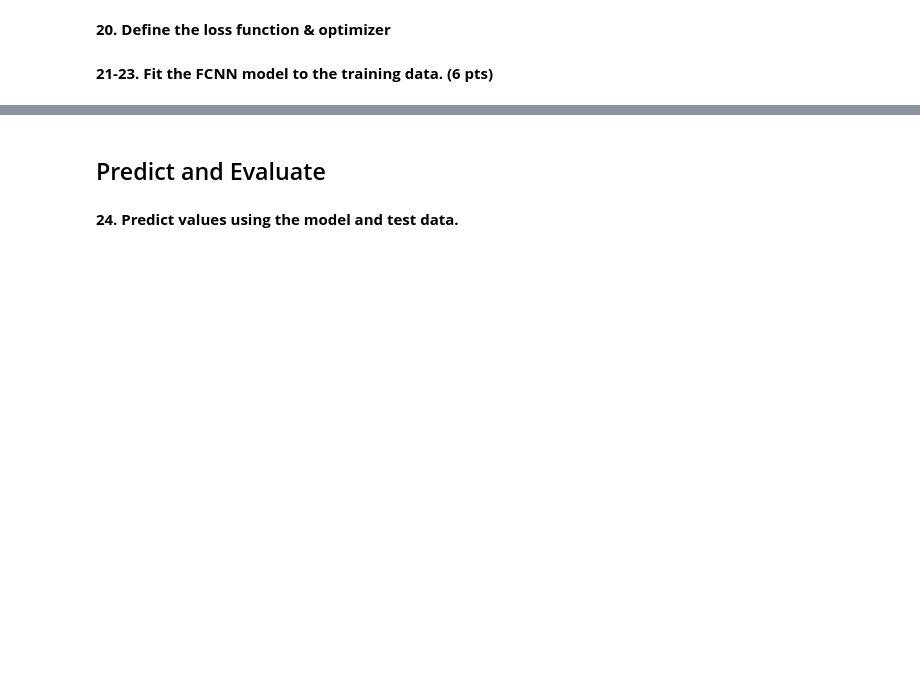
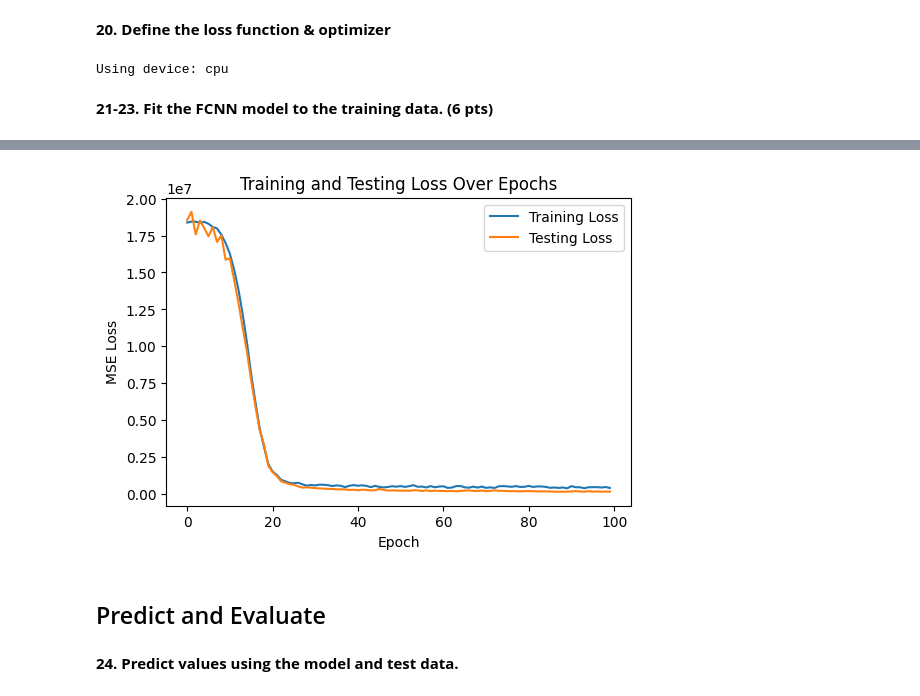
Before and after one commit to RishKr17/ISE364HW4, a Jupyter notebook: HW4.ipynb, the cells around one changed output, grey strips where cells are left out. Cells and saved outputs as stored; diff of their text form; code cells hidden in the pictures; blank space fills up the shorter version.

```diff
--- a/HW4.ipynb
+++ b/HW4.ipynb
@@ -140,0 +208,4 @@ Tip: This can be done using either way:
+# %%
+df = sns.load_dataset("penguins").dropna()
+print("Dataset shape:", df.shape)
+df.head()
@@ -172,2 +350,19 @@ class FCNeuralNetwork(nn.Module):
+# %%
+import torch.nn as nn
+from torch.optim import Adam
+
+# Mean Squared Error is ideal for regression
+criterion = nn.MSELoss()
+
+# Adam optimizer for efficient training
+optimizer = Adam(model.parameters(), lr=0.001)
+
+# Move model to device (GPU if available)
+device = torch.device("cuda" if torch.cuda.is_available() else "cpu")
+model.to(device)
+
+print("Using device:", device)
+# %% [output]
+Using device: cpu
 # %% [markdown]
 **21-23. Fit the FCNN model to the training data. (6 pts)**
@@ -175,0 +369,52 @@ class FCNeuralNetwork(nn.Module):
+# %%
+import matplotlib.pyplot as plt
+
+num_epochs = 100
+train_losses = []
+test_losses = []
+
+for epoch in range(num_epochs):
+    # ---- Training Phase ----
+    model.train()
+    running_loss = 0.0
+    for Xb, yb in train_dataloader:
+        Xb, yb = Xb.to(device), yb.to(device)
+
+        # Forward pass
+        preds = model(Xb)
+        loss = criterion(preds, yb)
+
+        # Backward pass and optimization
+        optimizer.zero_grad()
+        loss.backward()
+        optimizer.step()
+
+        running_loss += loss.item()
+
+    train_loss = running_loss / len(train_dataloader)
+    train_losses.append(train_loss)
+
+    # ---- Evaluation Phase ----
+    model.eval()
+    with torch.no_grad():
+        test_loss = 0.0
+        for Xb, yb in test_dataloader:
+            Xb, yb = Xb.to(device), yb.to(device)
+            preds = model(Xb)
+            test_loss += criterion(preds, yb).item()
+        test_loss /= len(test_dataloader)
+        test_losses.append(test_loss)
+
+    if (epoch + 1) % 10 == 0:
+        print(f"Epoch [{epoch+1}/{num_epochs}] - Train Loss: {train_loss:.4f}, Test Loss: {test_loss:.4f}")
+
+# ---- Plot Loss Curves ----
+plt.figure(figsize=(6,4))
+plt.plot(train_losses, label='Training Loss')
+plt.plot(test_losses, label='Testing Loss')
+plt.xlabel('Epoch')
+plt.ylabel('MSE Loss')
+plt.title('Training and Testing Loss Over Epochs')
+plt.legend()
+plt.show()
+# %% [output]
@@ -176,3 +431,4 @@ class FCNeuralNetwork(nn.Module):
+[figure, added]
 # %% [markdown]
 ## Predict and Evaluate
 # %% [markdown]
```
Also changed, not shown: parts of 71 cells of this notebook, 11 other files.
